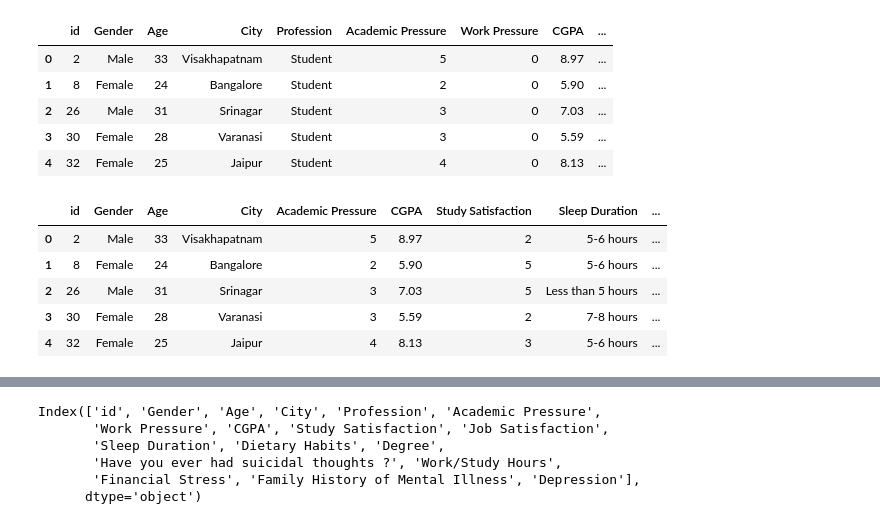
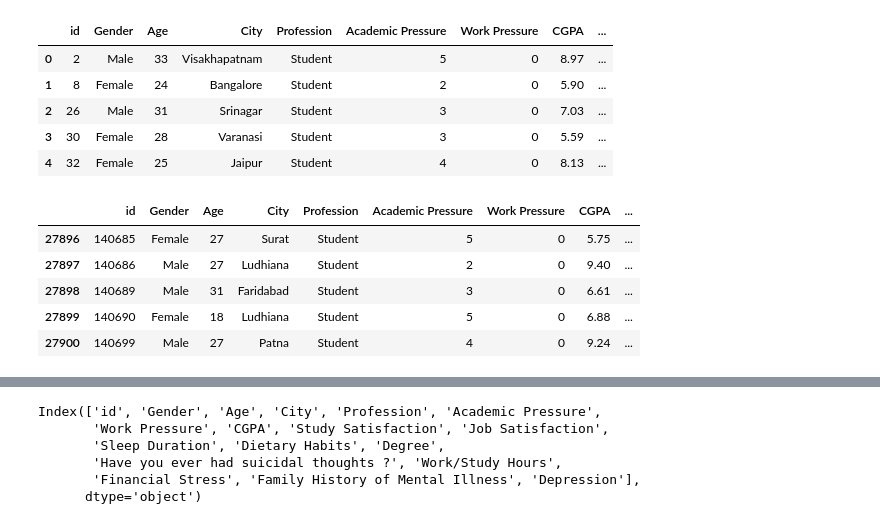
Before and after one commit to tr-ggr/MentalHealthStudents_AppliedAI, a Jupyter notebook: main.ipynb, the cells around one changed output, grey strips where cells are left out. Saved outputs shown, nothing was run; the diff lists cells and outputs as text; code cells hidden in the pictures.

```diff
--- a/main.ipynb
+++ b/main.ipynb
@@ -42,14 +42,14 @@ data.head()
 | 3 | 30 | Female | 28 | Varanasi | Student | 3 | 0 | 5.59 | ... |
 | 4 | 32 | Female | 25 | Jaipur | Student | 4 | 0 | 8.13 | ... |
 # %%
-data.head()
+data.tail()
 # %% [output]
-|  | id | Gender | Age | City | Academic Pressure | CGPA | Study Satisfaction | Sleep Duration | ... |
-| 0 | 2 | Male | 33 | Visakhapatnam | 5 | 8.97 | 2 | 5-6 hours | ... |
-| 1 | 8 | Female | 24 | Bangalore | 2 | 5.90 | 5 | 5-6 hours | ... |
-| 2 | 26 | Male | 31 | Srinagar | 3 | 7.03 | 5 | Less than 5 hours | ... |
-| 3 | 30 | Female | 28 | Varanasi | 3 | 5.59 | 2 | 7-8 hours | ... |
-| 4 | 32 | Female | 25 | Jaipur | 4 | 8.13 | 3 | 5-6 hours | ... |
+|  | id | Gender | Age | City | Profession | Academic Pressure | Work Pressure | CGPA | ... |
+| 27896 | 140685 | Female | 27 | Surat | Student | 5 | 0 | 5.75 | ... |
+| 27897 | 140686 | Male | 27 | Ludhiana | Student | 2 | 0 | 9.40 | ... |
+| 27898 | 140689 | Male | 31 | Faridabad | Student | 3 | 0 | 6.61 | ... |
+| 27899 | 140690 | Female | 18 | Ludhiana | Student | 5 | 0 | 6.88 | ... |
+| 27900 | 140699 | Male | 27 | Patna | Student | 4 | 0 | 9.24 | ... |
 # %%
 sample_size = data.shape[0]
 print(f"Sample size: {sample_size}")
```
Also changed, not shown: parts of 19 cells of this notebook.
